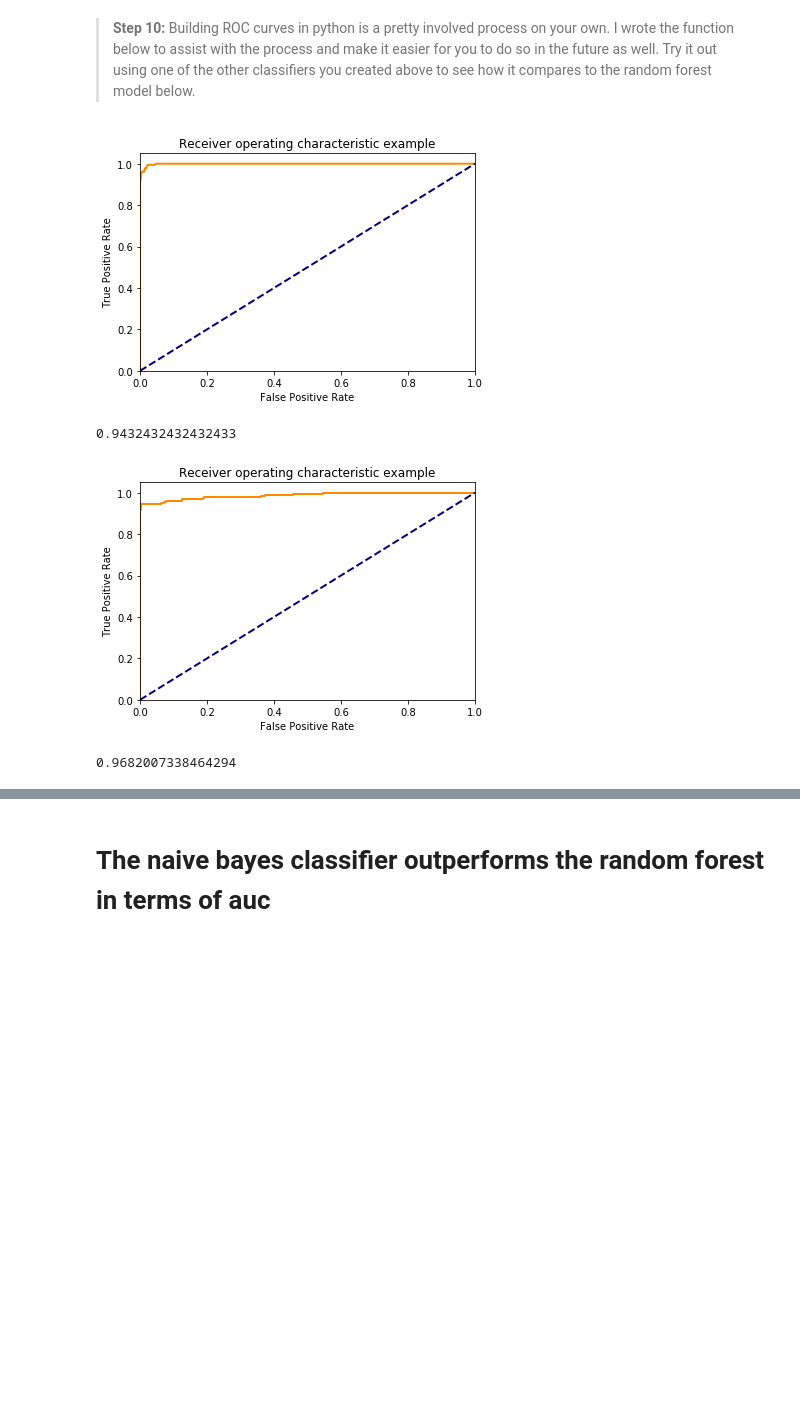
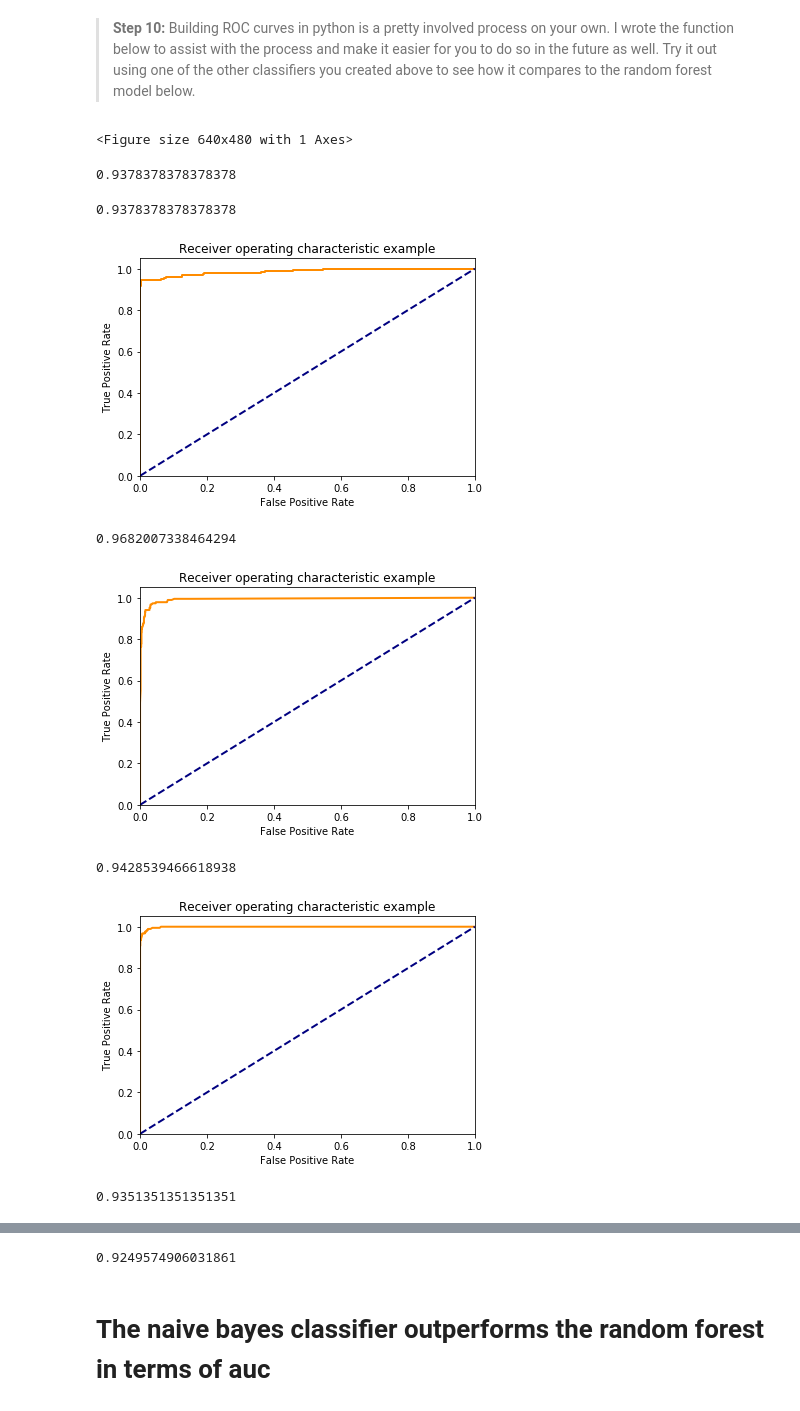
Before and after one commit to ChristopherDaigle/Udacity, a Jupyter notebook: IntroductionToMachineLearningProgram/Part2_SupervisedLearning/Model Evaluation Metrics/Notes on Supervised Learning - Model Evaluation Metrics.ipynb, the cells around one changed output, grey strips where cells are left out. Drawn from its saved outputs; the diff is of its cells as text; code cells hidden in the pictures; blank space fills up the shorter version.

Commit message:
Updates to Metric Validation for classification

```diff
--- a/IntroductionToMachineLearningProgram/Part2_SupervisedLearning/Model Evaluation Metrics/Notes on Supervised Learning - Model Evaluation Metrics.ipynb
+++ b/IntroductionToMachineLearningProgram/Part2_SupervisedLearning/Model Evaluation Metrics/Notes on Supervised Learning - Model Evaluation Metrics.ipynb
@@ -271,6 +472,13 @@ def recall(actual, preds):
 print(recall(y_test, preds_nb))
 print(recall_score(y_test, preds_nb))
 print("If the above match, you got it!")
+
+for i in [preds_ada, preds_bag, preds_nb, preds_rf, preds_svm]:
+    print()
+    print(recall(y_test, i))
+    print(recall_score(y_test, i))
+    print("Since these match, we correctly calculated our metric!")
+    print()
 # %% [output]
 0.9405405405405406
 0.9405405405405406
@@ -299,6 +521,13 @@ def f1(preds, actual):
 print(f1(y_test, preds_nb))
 print(f1_score(y_test, preds_nb))
 print("If the above match, you got it!")
+
+for i in [preds_ada, preds_bag, preds_nb, preds_rf, preds_svm]:
+    print()
+    print(f1(y_test, i))
+    print(f1_score(y_test, i))
+    print("Since these match, we correctly calculated our metric!")
+    print()
 # %% [output]
 0.9560439560439562
 0.9560439560439562
@@ -434,7 +675,11 @@ print(f1_score(y_test, preds_bag))
 def build_roc_auc(model, X_train, X_test, y_train, y_test):
     '''
     INPUT:
-    stuff
+    model - an sklearn instantiated model
+    X_train - the training data
+    y_train - the training response values (must be categorical)
+    X_test - the test data
+    y_test - the test response values (must be categorical)
     OUTPUT:
     auc - returns auc as a float
     prints the roc curve
@@ -468,18 +713,35 @@ def build_roc_auc(model, X_train, X_test, y_train, y_test):
     plt.title('Receiver operating characteristic example')
     plt.show()
 
-    return roc_auc_score(y_test, np.round(y_preds[:, 1]))
+    roc_score = roc_auc_score(y_test, np.round(y_preds[:, 1]))
+    print(roc_score)
+
+    return roc_score
 
 
 # Finding roc and auc for the random forest model
 build_roc_auc(rf_mod, training_data, testing_data, y_train, y_test)
 # %% [output]
-[figure, removed]
-0.9432432432432433
+<Figure size 640x480 with 1 Axes>
+0.9378378378378378
+0.9378378378378378
 # %%
 # Your turn here - choose another classifier to see how it compares
+# build_roc_auc(ada_mod, training_data, testing_data, y_train, y_test)
 
-build_roc_auc(naive_bayes, training_data, testing_data, y_train, y_test)
+# naive_bayes.fit(training_data, y_train)
+# bag_mod.fit(training_data, y_train)
+# rf_mod.fit(training_data, y_train)
+# ada_mod.fit(training_data, y_train)
+# svm_mod.fit(training_data, y_train)
+
+for i in [naive_bayes, bag_mod, rf_mod, ada_mod]:
+    build_roc_auc(i, training_data, testing_data, y_train, y_test)
+    print()
 # %% [output]
 [figure]
 0.9682007338464294
+[figure, added]
+0.9428539466618938
+[figure, added]
+0.9351351351351351
@@ -486,3 +749,4 @@ build_roc_auc(naive_bayes, training_data, testing_data, y_train, y_test)
+0.9249574906031861
 # %% [markdown]
 # The naive bayes classifier outperforms the random forest in terms of auc
 # %%
```
Also changed, not shown: parts of 18 cells of this notebook, 3 other files.
